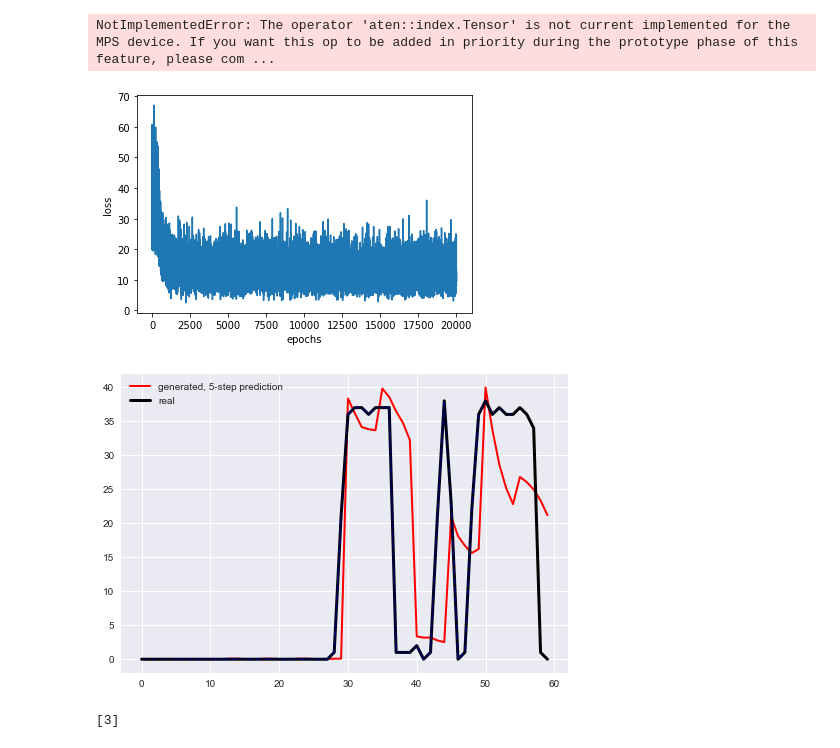
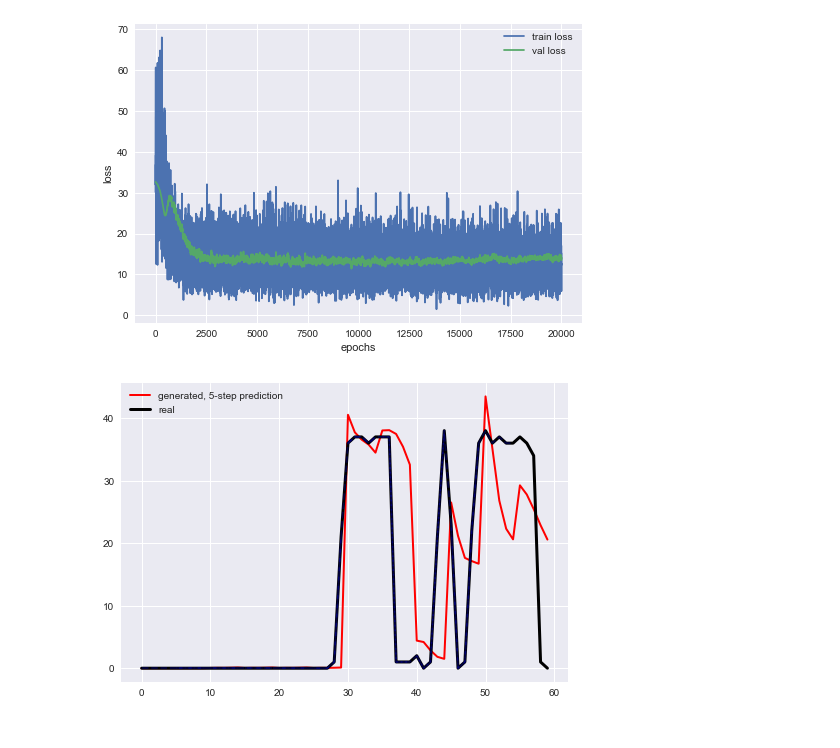
Before and after one commit to shourya01/ml-notebooks, a Jupyter notebook: forecast_power_data.ipynb, the cells around one changed output. Drawn from its saved outputs; the diff is of its cells as text; code cells hidden in the pictures.

```diff
--- a/forecast_power_data.ipynb
+++ b/forecast_power_data.ipynb
@@ -60,19 +60,31 @@ X_sm_3 = data[:,7]
 in_size = 10
 out_size = 5
 X_sm_1_list = list(X_sm_1)
+X_sm_2_list = list(X_sm_2)
 for i in tqdm(range(X_sm_1.shape[0]-in_size-out_size)):
     if i == 0:
         X_train = [X_sm_1[i:in_size]]
         Y_train = [X_sm_1[i+in_size:i+in_size+out_size]]
+        X_val = [X_sm_2[i:in_size]]
+        Y_val = [X_sm_2[i+in_size:i+in_size+out_size]]
     else:
         X_train.append(X_sm_1[i:i+in_size])
         Y_train.append(X_sm_1[i+in_size:i+in_size+out_size])
+        X_val.append(X_sm_2[i:i+in_size])
+        Y_val.append(X_sm_2[i+in_size:i+in_size+out_size])
 X_train = np.array(X_train)
 Y_train = np.array(Y_train)
+X_val= np.array(X_val)
+Y_val = np.array(Y_val)
+# remove strings
 X_train[X_train=='?'] = 0
 Y_train[Y_train=='?'] = 0
 X_train[X_train==''] = 0
 Y_train[Y_train==''] = 0
+X_val[X_val=='?'] = 0
+Y_val[Y_val=='?'] = 0
+X_val[X_val==''] = 0
+Y_val[Y_val==''] = 0
 # %%
 # try a simple sequential model first
 seq_model = nn.Sequential(
@@ -87,11 +99,20 @@ optimizer = optim.SGD(seq_model.parameters(), lr=1e-3)
 n_epochs = 20000
 loss_fn = nn.MSELoss()
 losses = []
-BS = 512
+losses_val = []
+BS = 512 # batch size
+VS = 1024 # validation size
 device = torch.device(cur_device)
 X_train_t = torch.from_numpy(X_train.astype(np.float32)).to(device)
 Y_train_t = torch.from_numpy(Y_train.astype(np.float32)).to(device)
 seq_model = seq_model.to(device)
+
+# create val dataset
+X_val_t = torch.from_numpy(X_val.astype(np.float32)).to(device)
+Y_val_t = torch.from_numpy(Y_val.astype(np.float32)).to(device)
+samp_val = np.random.randint(0,X_val.shape[0],(VS))
+X_val = X_val_t[samp_val,:]
+Y_val = Y_val_t[samp_val]
 
 for i in (t:=trange(n_epochs)):
     samp = np.random.randint(0,X_train.shape[0],(BS))
@@ -104,22 +125,26 @@ for i in (t:=trange(n_epochs)):
     optimizer.step()
     t.set_description('loss %.3f' % (loss.item()))
     losses.append(loss.item())
+    # calculate valudation losses
+    losses_val.append(loss_fn(seq_model(X_val),Y_val).item())
-# %% [output]
-NotImplementedError: The operator 'aten::index.Tensor' is not current implemented for the MPS device. If you want this op to be added in priority during the prototype phase of this feature, please com ...
 # %%
 # loss plot
-plt.plot(losses)
+mpl.style.use('seaborn')
+plt.plot(losses,label='train loss')
+plt.plot(losses_val,label='val loss')
 plt.xlabel('epochs')
 plt.ylabel('loss')
+plt.legend()
 plt.show()
 # %% [output]
-[figure, old version]
+[figure, new version]
 # %%
 # Reconstruct a specific part of the train data using trained NN
 n_reconstruction = 10
 n_offset = 71000
 X_sm_1[X_sm_1=='?'] = 0
 X_sm_1 = X_sm_1.reshape((X_sm_1.shape[0],1)).astype(np.float32)
+seq_model = seq_model.to("cpu")
 for i in (t:=trange(n_reconstruction)):
     inp = X_sm_1[n_offset+out_size*i:n_offset+in_size+out_size*i,:].T
     inp_idx = np.array([[x for x in range(out_size*i,in_size+out_size*i)]])
@@ -144,8 +169,4 @@ plt.plot(InpIdxStack.T,InpStack.T,"b--",alpha=0.25)
 plt.legend(['generated, 5-step prediction','real'])
 plt.show()
 # %% [output]
-[figure, old version]
+[figure, new version]
-# %%
-[x for x in range(3,4)]
-# %% [output]
-[3]
```
